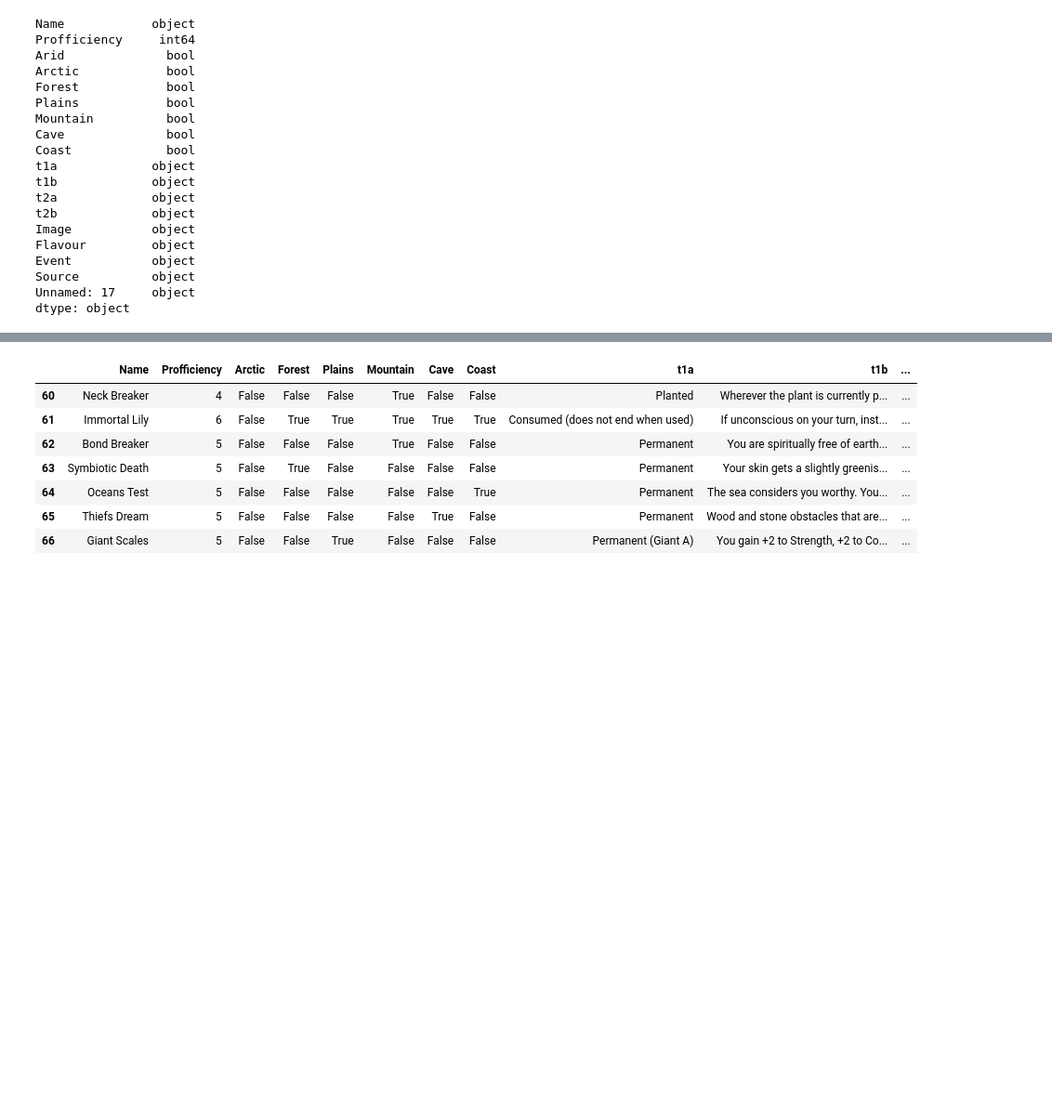
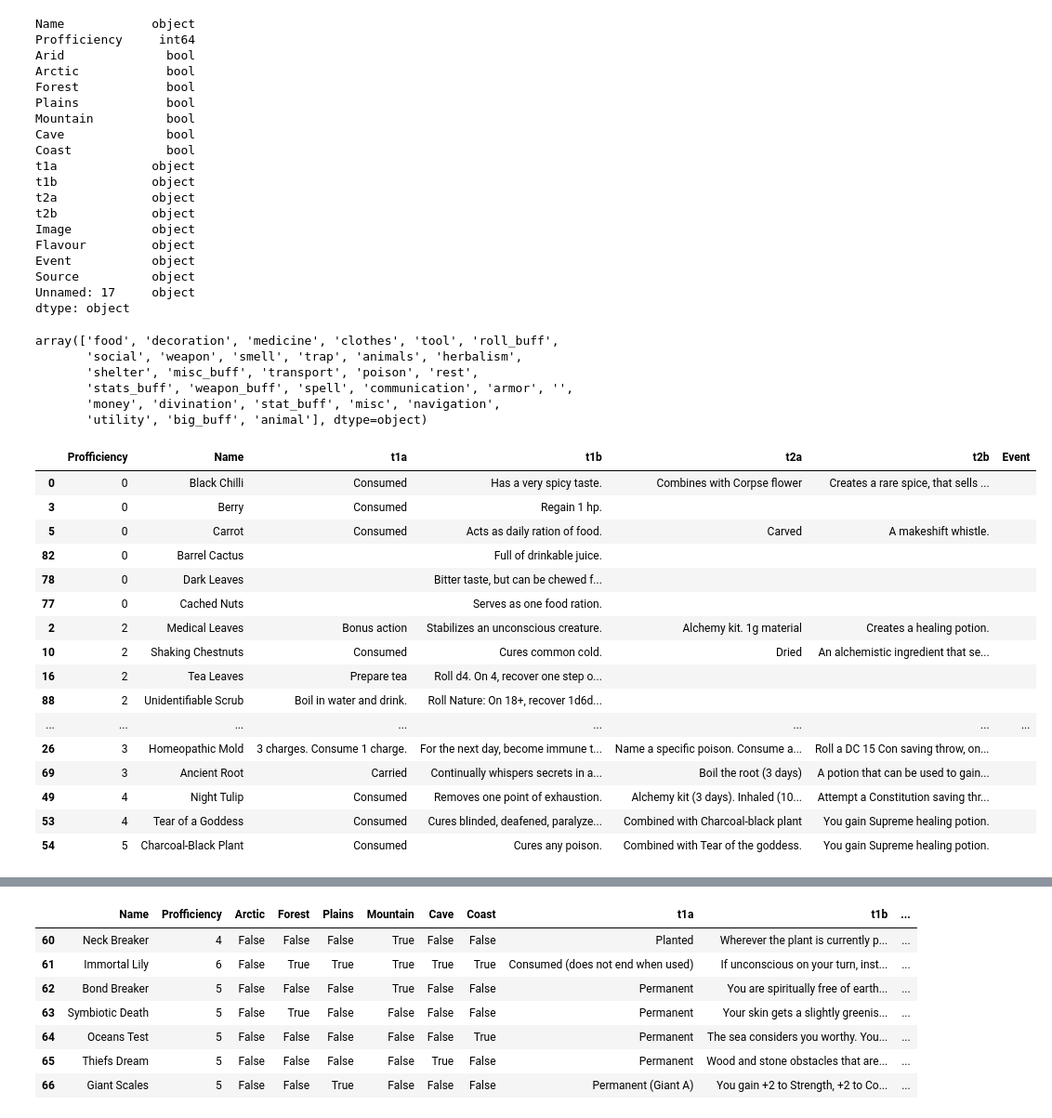
Before and after one commit to VitoJanko/DungeonsAndPlants, a Jupyter notebook: validation.ipynb, the cells around one changed output, grey strips where cells are left out. Shown: that part at 93% size. Saved outputs shown, nothing was run; the diff lists cells and outputs as text; code cells hidden in the pictures; blank space fills up the shorter version.

```diff
--- a/validation.ipynb
+++ b/validation.ipynb
@@ -66,3 +66,12 @@ Event           object
 Source          object
 Unnamed: 17     object
 dtype: object
+# %%
+plants_all.Category.unique()
+# %% [output]
+array(['food', 'decoration', 'medicine', 'clothes', 'tool', 'roll_buff',
+       'social', 'weapon', 'smell', 'trap', 'animals', 'herbalism',
+       'shelter', 'misc_buff', 'transport', 'poison', 'rest',
+       'stats_buff', 'weapon_buff', 'spell', 'communication', 'armor', '',
+       'money', 'divination', 'stat_buff', 'misc', 'navigation',
+       'utility', 'big_buff', 'animal'], dtype=object)
@@ -68,0 +80,20 @@ dtype: object
+# %%
+plants_all[plants_all.Category.apply(lambda x: x in ["food", "medicine"])].sort_values(by="Profficiency")[columns]
+# %% [output]
+|  | Profficiency | Name | t1a | t1b | t2a | t2b | Event |
+| 0 | 0 | Black Chilli | Consumed | Has a very spicy taste. | Combines with Corpse flower | Creates a rare spice, that sells ... |  |
+| 3 | 0 | Berry | Consumed | Regain 1 hp. |  |  |  |
+| 5 | 0 | Carrot | Consumed | Acts as daily ration of food. | Carved | A makeshift whistle. |  |
+| 82 | 0 | Barrel Cactus |  | Full of drinkable juice. |  |  |  |
+| 78 | 0 | Dark Leaves |  | Bitter taste, but can be chewed f... |  |  |  |
+| 77 | 0 | Cached Nuts |  | Serves as one food ration. |  |  |  |
+| 2 | 2 | Medical Leaves | Bonus action | Stabilizes an unconscious creature. | Alchemy kit. 1g material | Creates a healing potion. |  |
+| 10 | 2 | Shaking Chestnuts | Consumed | Cures common cold. | Dried | An alchemistic ingredient that se... |  |
+| 16 | 2 | Tea Leaves | Prepare tea | Roll d4. On 4, recover one step o... |  |  |  |
+| 88 | 2 | Unidentifiable Scrub | Boil in water and drink. | Roll Nature: On 18+, recover 1d6d... |  |  |  |
+| ... | ... | ... | ... | ... | ... | ... | ... |
+| 26 | 3 | Homeopathic Mold | 3 charges. Consume 1 charge. | For the next day, become immune t... | Name a specific poison. Consume a... | Roll a DC 15 Con saving throw, on... |  |
+| 69 | 3 | Ancient Root | Carried | Continually whispers secrets in a... | Boil the root (3 days) | A potion that can be used to gain... |  |
+| 49 | 4 | Night Tulip | Consumed | Removes one point of exhaustion. | Alchemy kit (3 days). Inhaled (10... | Attempt a Constitution saving thr... |  |
+| 53 | 4 | Tear of a Goddess | Consumed | Cures blinded, deafened, paralyze... | Combined with Charcoal-black plant | You gain Supreme healing potion. |  |
+| 54 | 5 | Charcoal-Black Plant | Consumed | Cures any poison. | Combined with Tear of the goddess. | You gain Supreme healing potion. |  |
```
Also changed, not shown: parts of 16 cells of this notebook, 30 other files.
